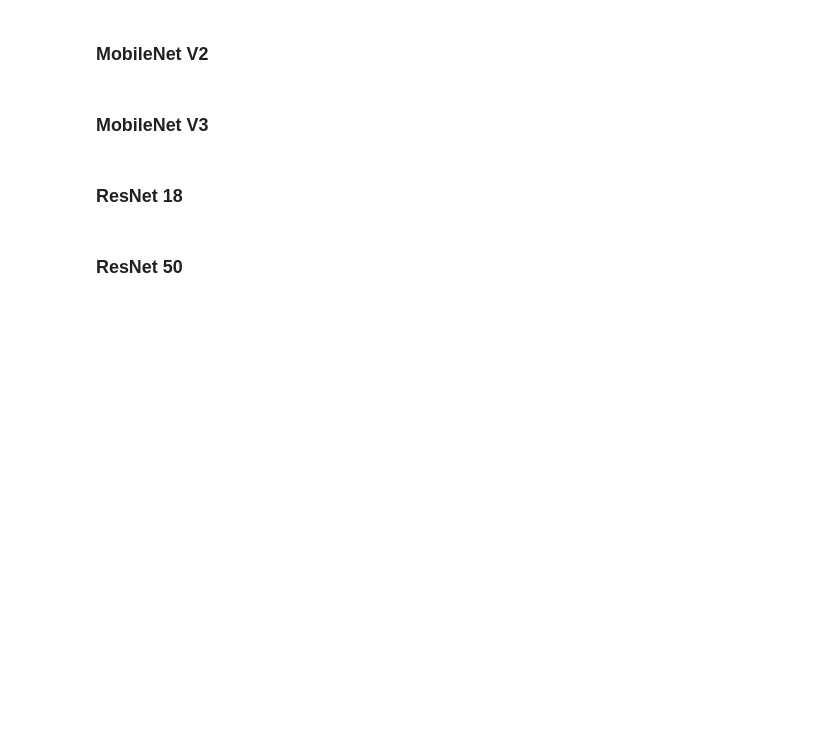
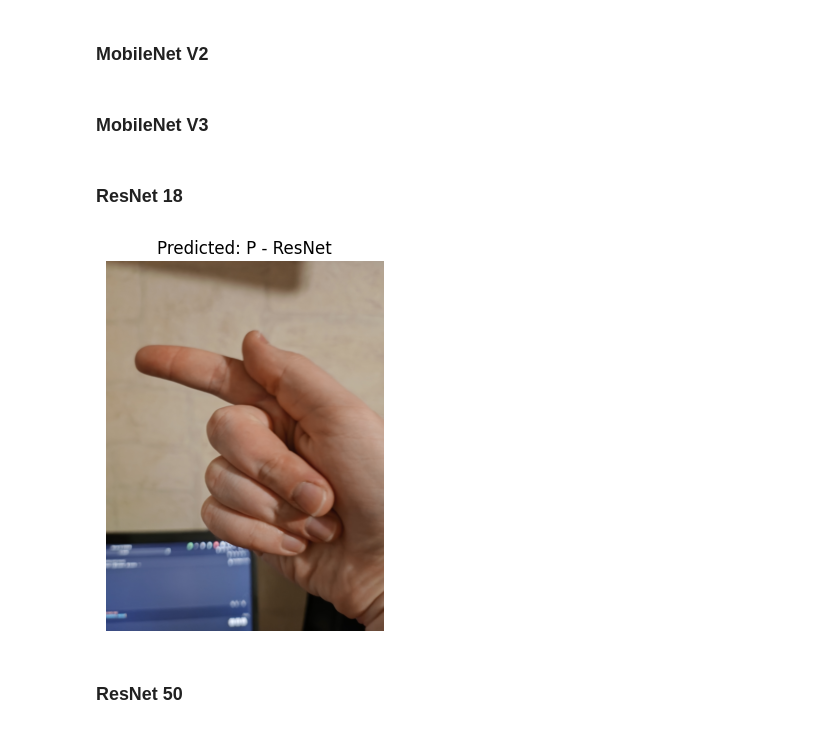
Before and after one commit to rbrauner/uekat-master-degree-studies-thesis, a Jupyter notebook: model/thesis.ipynb, the cells around one changed output. Saved outputs shown, nothing was run; the diff lists cells and outputs as text; code cells hidden in the pictures; blank space fills up the shorter version.

```diff
--- a/model/thesis.ipynb
+++ b/model/thesis.ipynb
@@ -741,4 +888,8 @@ Vgg19_model_losses
 # %% [markdown]
 ### ResNet 18
+# %%
+predict_and_display_image(ResNet18_model, image_path, transform, device)
+# %% [output]
+[figure, added]
 # %% [markdown]
 ### ResNet 50
```
Also changed, not shown: parts of 25 cells of this notebook, 1 other file.
